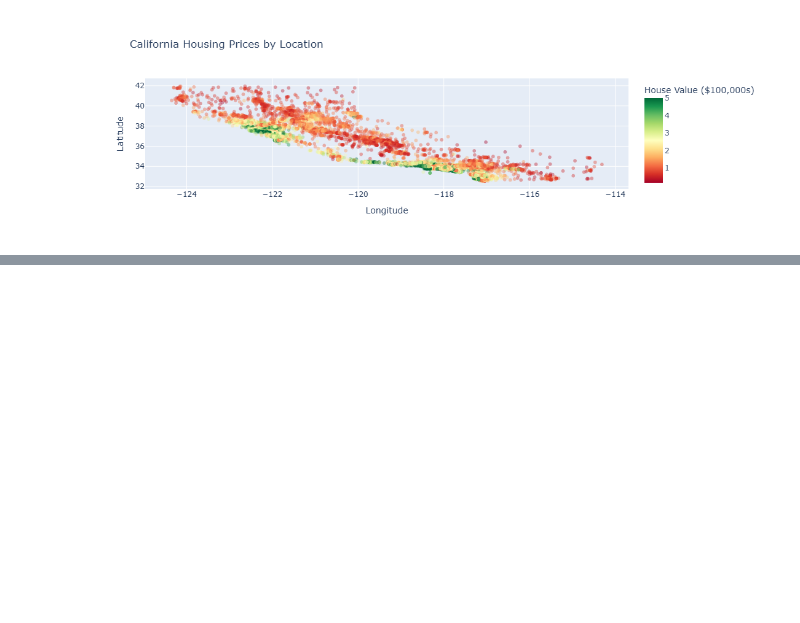
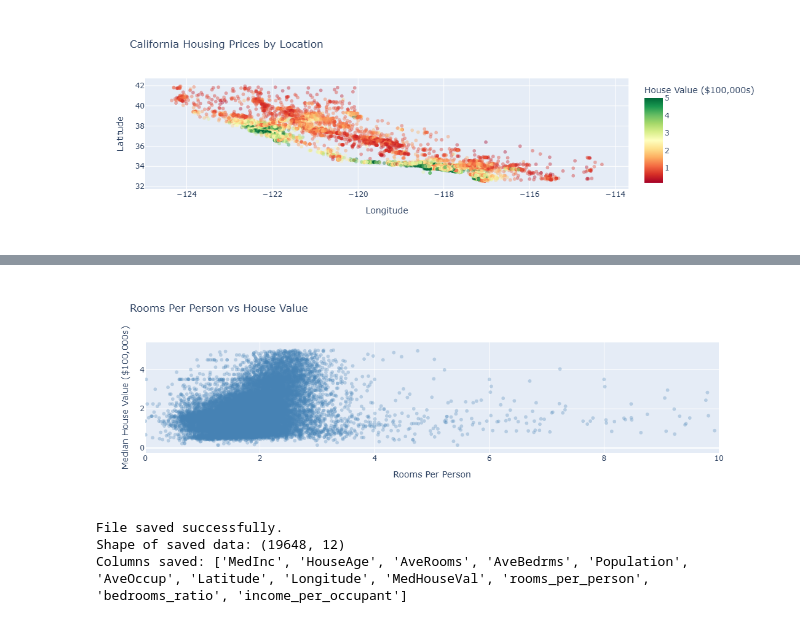
Before and after one commit to Navin1114-collab/california-housing-ml, a Jupyter notebook: EDA.ipynb, the cells around one changed output, grey strips where cells are left out. Saved outputs shown, nothing was run; the diff lists cells and outputs as text; code cells hidden in the pictures; blank space fills up the shorter version.

Commit message:
Day 2: Feature engineering complete, housing_clean.csv saved

```diff
--- a/EDA.ipynb
+++ b/EDA.ipynb
@@ -123,3 +123,14 @@ fig = px.scatter(
 fig.show()
 # %% [output]
 [figure]
+# %%
+# We need to reload everything since we reopened the notebook
+import pandas as pd
+import plotly.express as px
+from sklearn.datasets import fetch_california_housing
+
+housing = fetch_california_housing()
+df = pd.DataFrame(housing.data, columns=housing.feature_names)
+df['MedHouseVal'] = housing.target
+
+print("Data reloaded. Shape:", df.shape)
@@ -125,0 +139,7 @@ fig.show()
+# %%
+# Remove capped house values
+# Any row where MedHouseVal = 5.0 is artificially capped — not a real price
+print("Rows before removing cap:", len(df))
+df = df[df['MedHouseVal'] < 5.0]
+print("Rows after removing cap:", len(df))
+print("Rows removed:", 20640 - len(df))
@@ -125,0 +150,9 @@ fig.show()
+# %%
+# Create 3 new features
+df['rooms_per_person'] = df['AveRooms'] / df['AveOccup']
+df['bedrooms_ratio'] = df['AveBedrms'] / df['AveRooms']
+df['income_per_occupant'] = df['MedInc'] / df['AveOccup']
+
+print("New shape:", df.shape)
+print("\nNew columns added:")
+print(df[['rooms_per_person', 'bedrooms_ratio', 'income_per_occupant']].head())
@@ -125,0 +190,30 @@ fig.show()
+# %%
+# Visualise our new feature: rooms_per_person vs house value
+fig = px.scatter(
+    df,
+    x='rooms_per_person',
+    y='MedHouseVal',
+    opacity=0.3,
+    title='Rooms Per Person vs House Value',
+    labels={
+        'rooms_per_person': 'Rooms Per Person',
+        'MedHouseVal': 'Median House Value ($100,000s)'
+    },
+    color_discrete_sequence=['steelblue']
+)
+fig.update_xaxes(range=[0, 10])  # Limit x axis to ignore extreme outliers
+fig.show()
+# %% [output]
+[figure, added]
+# %%
+# Save the clean dataset to a CSV file
+# CSV = Comma Separated Values — a simple table format any tool can read
+df.to_csv('housing_clean.csv', index=False)
+
+print("File saved successfully.")
+print("Shape of saved data:", df.shape)
+print("Columns saved:", list(df.columns))
+# %% [output]
+File saved successfully.
+Shape of saved data: (19648, 12)
+Columns saved: ['MedInc', 'HouseAge', 'AveRooms', 'AveBedrms', 'Population', 'AveOccup', 'Latitude', 'Longitude', 'MedHouseVal', 'rooms_per_person', 'bedrooms_ratio', 'income_per_occupant']
```
Also changed, not shown: parts of 5 cells of this notebook.
